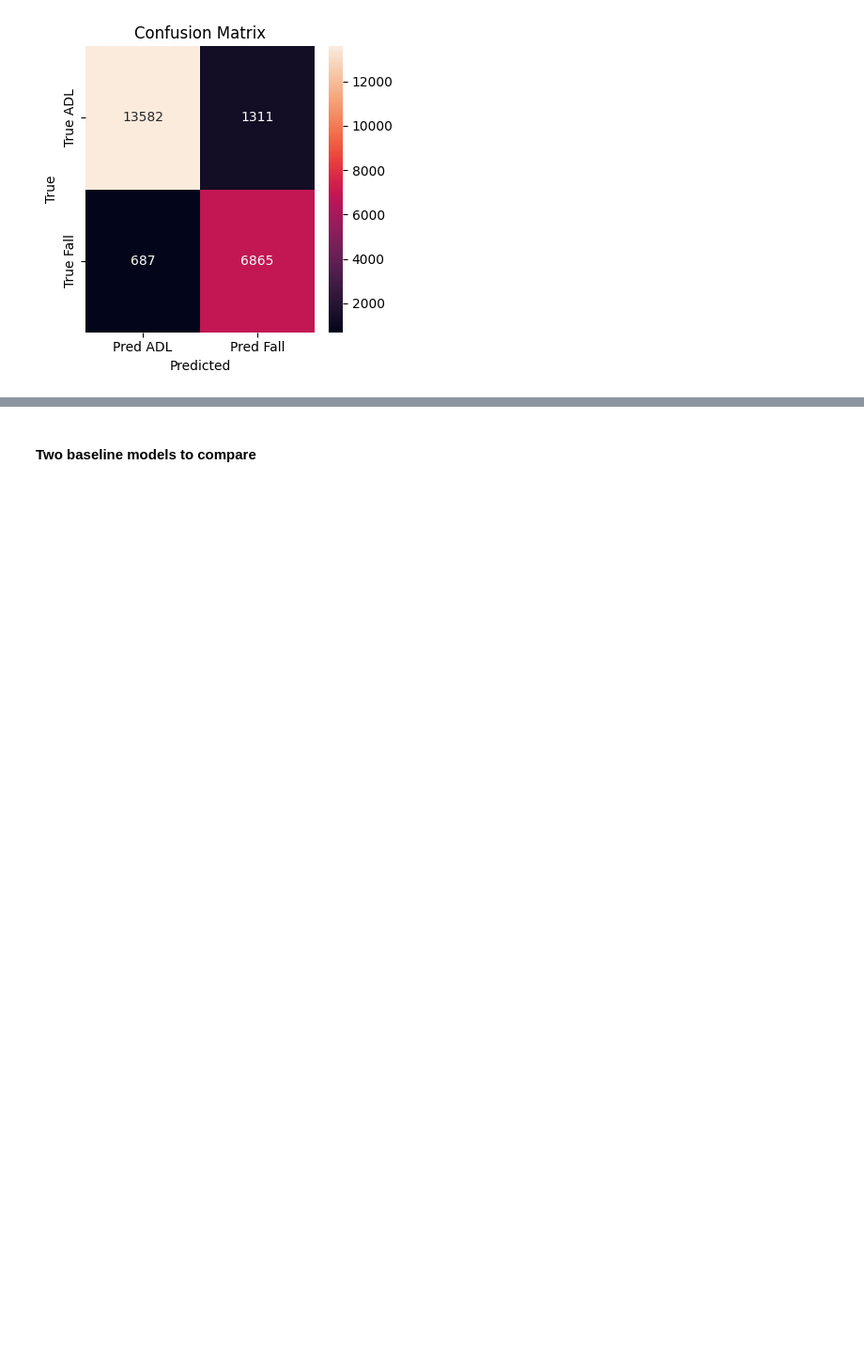
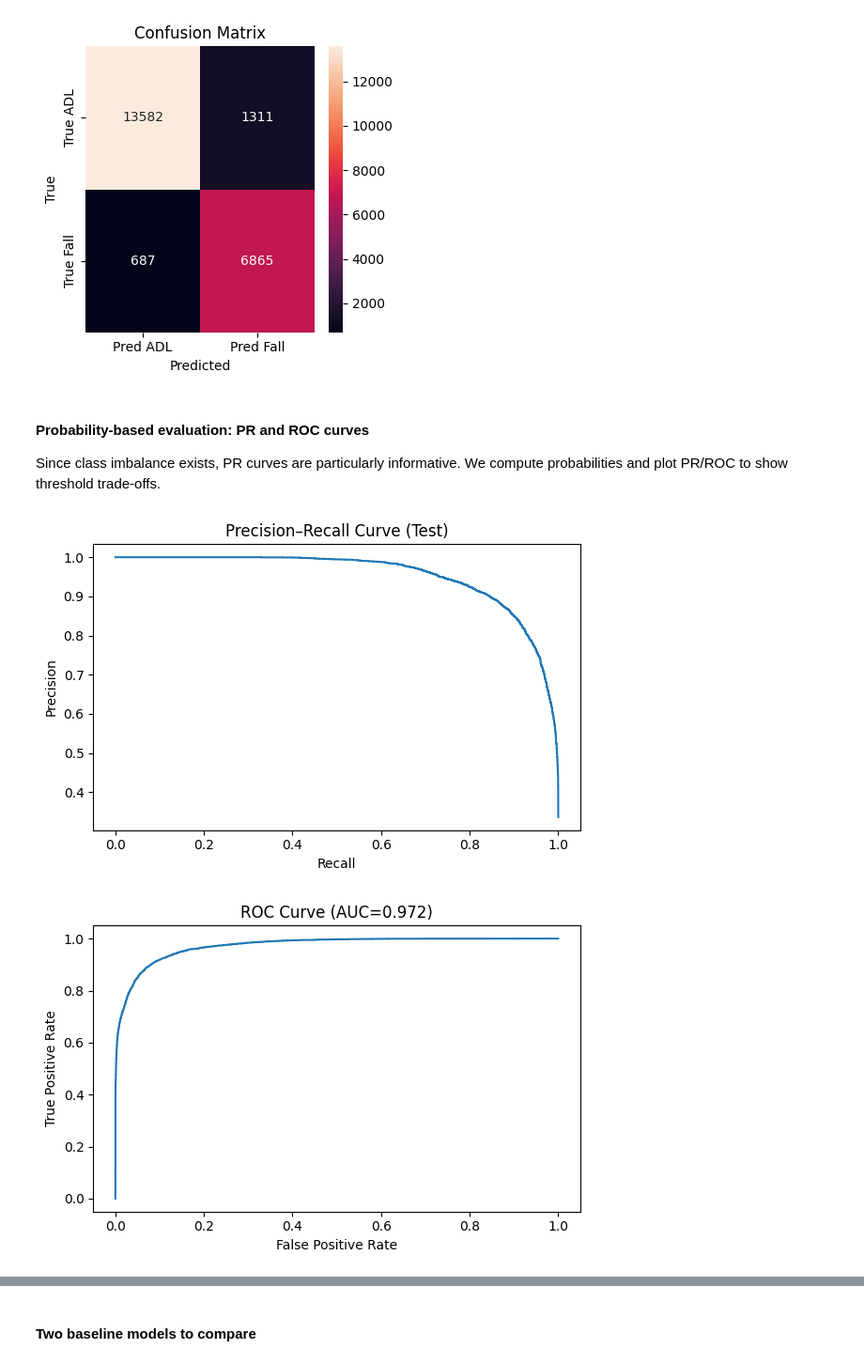
Before and after one commit to Ajay1-me/real-time-fall-prediction, a Jupyter notebook: fall_prediction.ipynb, the cells around one changed output, grey strips where cells are left out. Shown: that part at 94% size. Cells and saved outputs as stored; diff of their text form; code cells hidden in the pictures; blank space fills up the shorter version.

```diff
--- a/fall_prediction.ipynb
+++ b/fall_prediction.ipynb
@@ -506,3 +506,46 @@ Classification report:
    macro avg       0.90      0.91      0.90     22445
 weighted avg       0.91      0.91      0.91     22445
 [figure]
+# %% [markdown]
+#### Probability-based evaluation: PR and ROC curves
+
+Since class imbalance exists, PR curves are particularly informative.
+We compute probabilities and plot PR/ROC to show threshold trade-offs.
+# %%
+from sklearn.metrics import precision_recall_curve, roc_curve, auc
+
+def predict_proba(model, loader):
+    model.eval()
+    probs, ys = [], []
+    with torch.no_grad():
+        for xb, yb in loader:
+            xb = xb.to(device)
+            logits = model(xb)
+            p = torch.softmax(logits, dim=1)[:,1].cpu().numpy()
+            probs.append(p)
+            ys.append(yb.numpy())
+    return np.concatenate(probs), np.concatenate(ys)
+
+p_test, y_test_true = predict_proba(model, test_loader)
+
+prec, rec, th = precision_recall_curve(y_test_true, p_test)
+fpr, tpr, _ = roc_curve(y_test_true, p_test)
+
+plt.figure(figsize=(6,4))
+plt.plot(rec, prec)
+plt.xlabel("Recall")
+plt.ylabel("Precision")
+plt.title("Precision–Recall Curve (Test)")
+plt.tight_layout()
+plt.show()
+
+plt.figure(figsize=(6,4))
+plt.plot(fpr, tpr)
+plt.xlabel("False Positive Rate")
+plt.ylabel("True Positive Rate")
+plt.title(f"ROC Curve (AUC={auc(fpr,tpr):.3f})")
+plt.tight_layout()
+plt.show()
+# %% [output]
+[figure, added]
+[figure, added]
```
Also changed, not shown: parts of 9 cells of this notebook.
